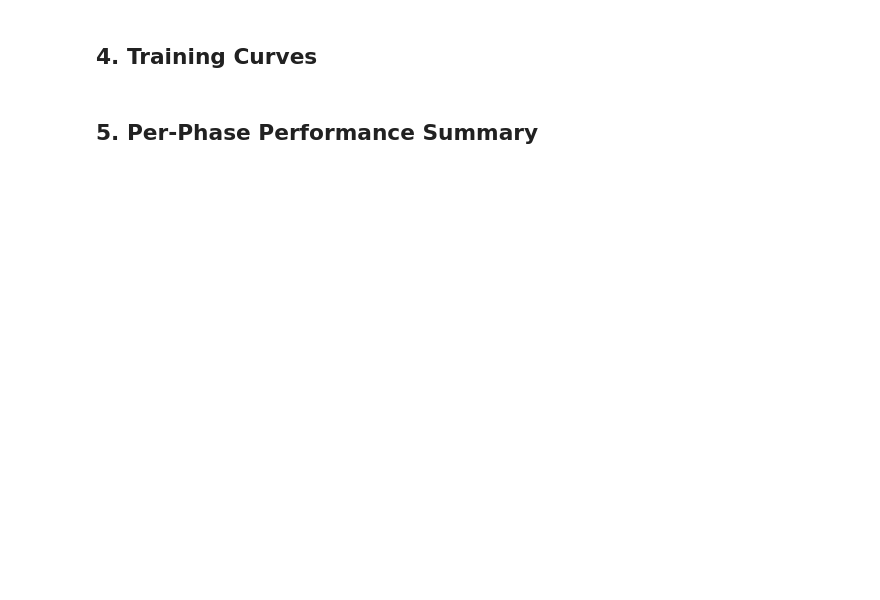
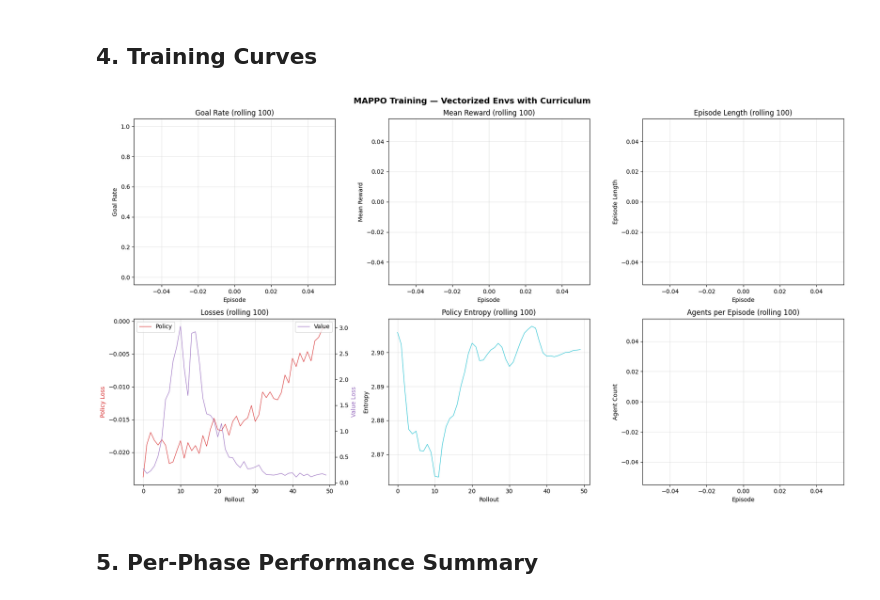
Before and after one commit to FabianPlum/CrowdRL, a Jupyter notebook: examples/06_full_training.ipynb, the cells around one changed output. Saved outputs shown, nothing was run; the diff lists cells and outputs as text; code cells hidden in the pictures; blank space fills up the shorter version.

```diff
--- a/examples/06_full_training.ipynb
+++ b/examples/06_full_training.ipynb
@@ -247,22 +315,21 @@ def smooth(values, window=100):
 
 fig, axes = plt.subplots(2, 3, figsize=(18, 10))
 
-# Phase background shading helper
+# Phase background shading
 phase_colors = ["#e8f5e9", "#fff3e0", "#fce4ec", "#e3f2fd"]
 phase_names_unique = ["easy", "medium", "hard", "full"]
 
 def add_phase_bg(ax):
-    """Add phase background shading to an axis."""
     prev_ep = 0
     for ep_idx, name in phase_transitions:
-        pidx = phase_names_unique.index(name) - 1  # previous phase
+        pidx = phase_names_unique.index(name) - 1
         if 0 <= pidx < len(phase_colors):
             ax.axvspan(prev_ep, ep_idx, alpha=0.3, color=phase_colors[pidx])
         prev_ep = ep_idx
-    # Final phase
     if phase_transitions:
         last_pidx = phase_names_unique.index(phase_transitions[-1][1])
-        ax.axvspan(prev_ep, len(history["goal_rate"]), alpha=0.3, color=phase_colors[min(last_pidx, 3)])
+        ax.axvspan(prev_ep, len(history["goal_rate"]), alpha=0.3,
+                   color=phase_colors[min(last_pidx, 3)])
     else:
         ax.axvspan(0, len(history["goal_rate"]), alpha=0.3, color=phase_colors[0])
 
@@ -294,45 +361,46 @@ ax.set_xlabel("Episode")
 ax.set_title("Episode Length (rolling 100)")
 ax.grid(True, alpha=0.3)
 
-# Policy + value loss
+# Losses
 ax = axes[1, 0]
 if history["policy_loss"]:
     ax.plot(smooth(history["policy_loss"]), color="tab:red", linewidth=0.8, label="Policy")
     ax2 = ax.twinx()
     ax2.plot(smooth(history["value_loss"]), color="tab:purple", linewidth=0.8, label="Value")
     ax2.set_ylabel("Value Loss", color="tab:purple")
     ax.legend(loc="upper left")
     ax2.legend(loc="upper right")
 ax.set_ylabel("Policy Loss", color="tab:red")
-ax.set_xlabel("Episode")
+ax.set_xlabel("Rollout")
 ax.set_title("Losses (rolling 100)")
 ax.grid(True, alpha=0.3)
 
 # Entropy
 ax = axes[1, 1]
 if history["entropy"]:
     ax.plot(smooth(history["entropy"]), color="tab:cyan", linewidth=0.8)
 ax.set_ylabel("Entropy")
-ax.set_xlabel("Episode")
+ax.set_xlabel("Rollout")
 ax.set_title("Policy Entropy (rolling 100)")
 ax.grid(True, alpha=0.3)
 
-# Agent count + curriculum phase
+# Agent count + phases
 ax = axes[1, 2]
 add_phase_bg(ax)
 ax.plot(smooth(history["n_agents"]), color="tab:brown", linewidth=0.8)
 ax.set_ylabel("Agent Count")
 ax.set_xlabel("Episode")
 ax.set_title("Agents per Episode (rolling 100)")
 ax.grid(True, alpha=0.3)
-# Add phase transition markers
 for ep_idx, name in phase_transitions:
     ax.axvline(ep_idx, color="red", linestyle="--", alpha=0.7)
     ax.text(ep_idx, ax.get_ylim()[1] * 0.95, f" {name}", fontsize=8, color="red")
 
-fig.suptitle("MAPPO Training — 20k Episodes with Curriculum", fontsize=14, fontweight="bold")
+fig.suptitle("MAPPO Training — Vectorized Envs with Curriculum", fontsize=14, fontweight="bold")
 plt.tight_layout()
 plt.show()
+# %% [output]
+[figure, added]
 # %% [markdown]
 ## 5. Per-Phase Performance Summary
 # %%
```
Also changed, not shown: parts of 12 cells of this notebook, 9 other files.
